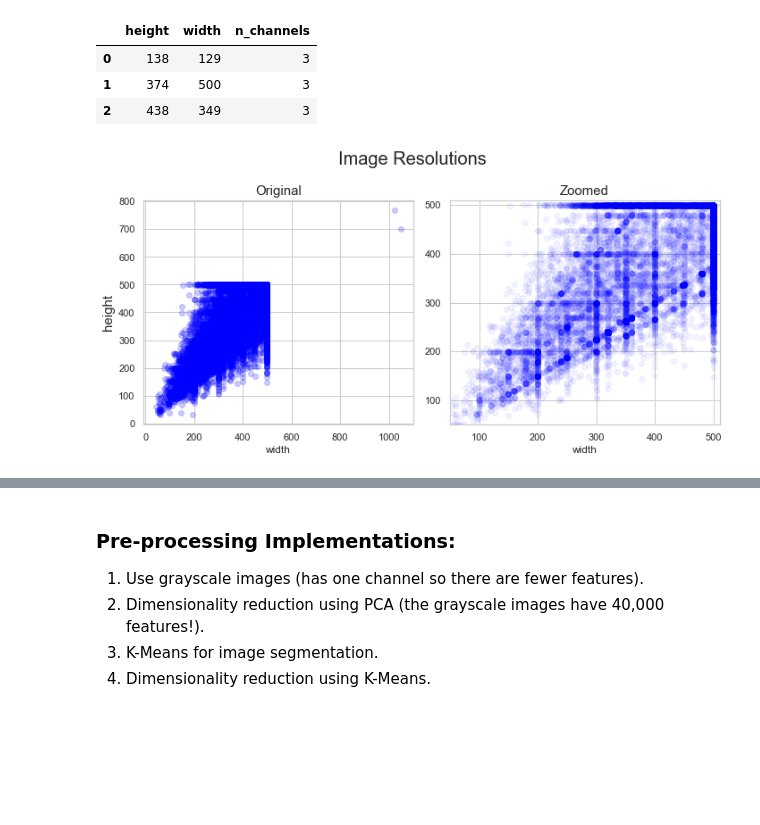
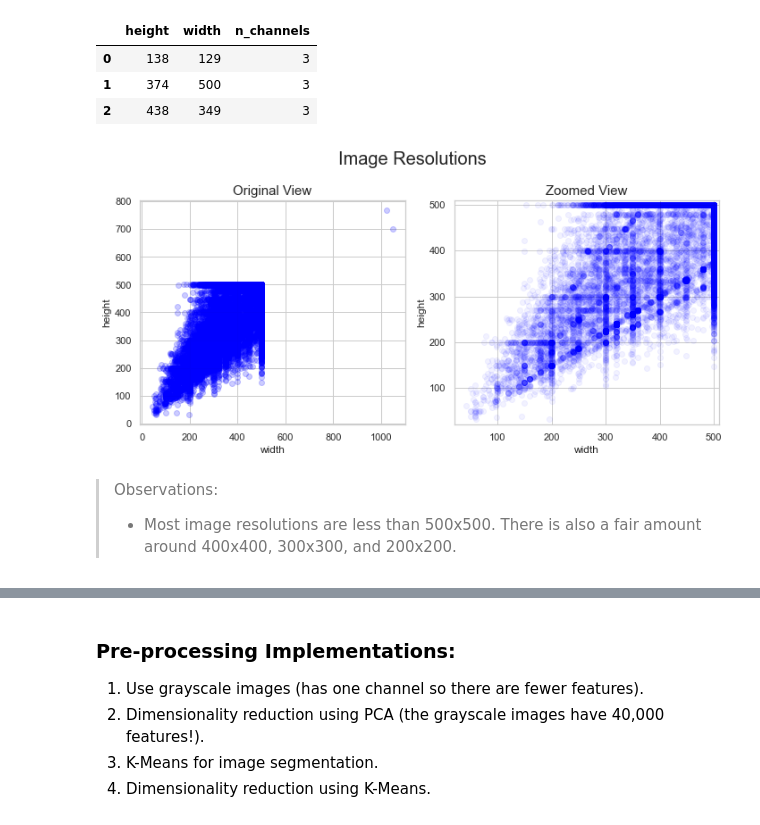
Before and after one commit to adiy55/1SB-Final-Project, a Jupyter notebook: 1SB ML Dogs vs. Cats.ipynb, the cells around one changed output, grey strips where cells are left out. Cells and saved outputs as stored; diff of their text form; code cells hidden in the pictures; blank space fills up the shorter version.

```diff
--- a/1SB ML Dogs vs. Cats.ipynb
+++ b/1SB ML Dogs vs. Cats.ipynb
@@ -192,16 +197,21 @@ image_res_df.head(3)
 # %%
 fig, (ax1, ax2) = plt.subplots(1, 2, figsize=(10, 5))
 ax1.scatter(image_res_df.width, image_res_df.height, color='blue', alpha=0.2)
-ax1.set_title("Original", size=15)
+ax1.set_title("Original View", size=15)
 points = ax2.scatter(image_res_df.width, image_res_df.height, color='blue', alpha=0.05)
 ax1.set_xlabel("width")
-ax1.set_ylabel("height", size=15)
-ax2.set_xlim(xmin=50, xmax=510)
-ax2.set_ylim(ymin=50, ymax=510)
-ax2.set_title("Zoomed", size=15)
+ax1.set_ylabel("height")
+ax2.set_xlim(xmin=20, xmax=510)
+ax2.set_ylim(ymin=20, ymax=510)
+ax2.set_title("Zoomed View", size=15)
 ax2.set_xlabel("width")
+ax2.set_ylabel("height")
 fig.suptitle("Image Resolutions", size=20)
 plt.tight_layout()
 plt.show()
 # %% [output]
-[figure, old version]
+[figure, new version]
+# %% [markdown]
+> Observations:
+> * Most image resolutions are less than 500x500. There is also a fair amount around 400x400,
+> 300x300, and 200x200.
```
Also changed, not shown: parts of 246 cells of this notebook.
